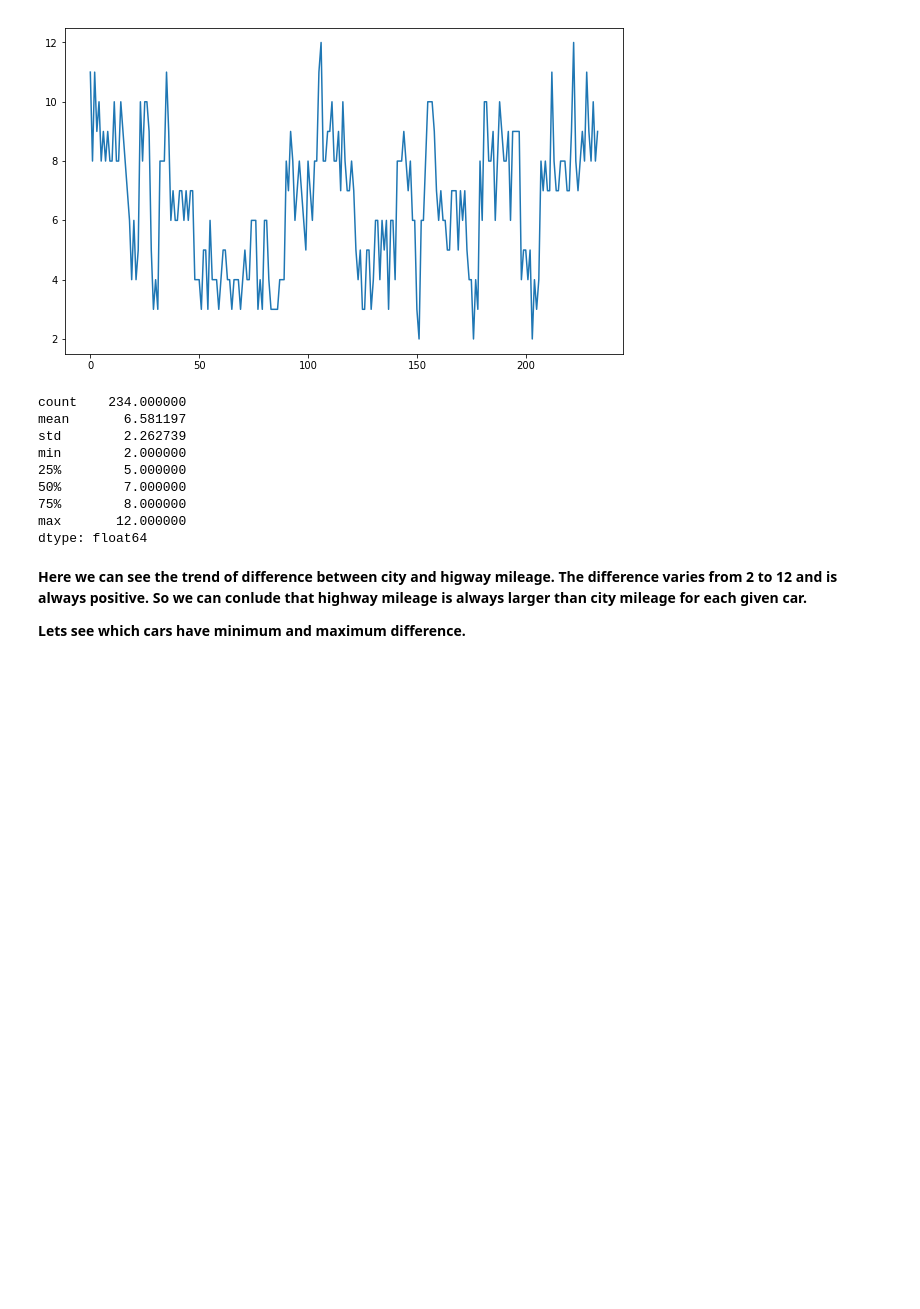
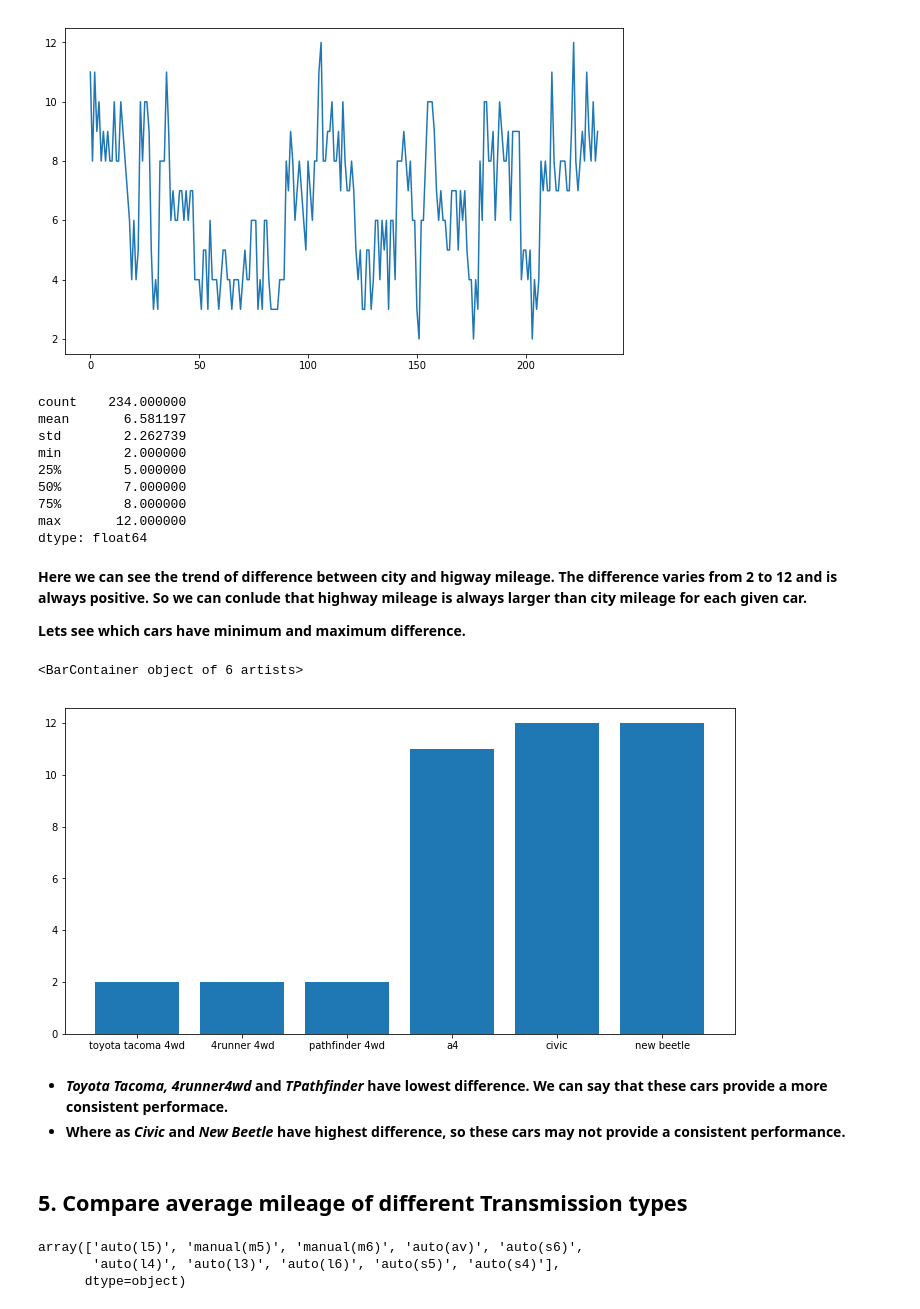
Before and after one commit to anish2197/data-analystics, a Jupyter notebook: Day 2.ipynb, the cells around one changed output. Drawn from its saved outputs; the diff is of its cells as text; code cells hidden in the pictures; blank space fills up the shorter version.

```diff
--- a/Day 2.ipynb
+++ b/Day 2.ipynb
@@ -201,13 +196,41 @@ dtype: float64
 
 **Lets see which cars have minimum and maximum difference.**
 # %%
-dfTemp = pd.DataFrame(columns=["model","city","highway","difference"])
+dfTemp = pd.DataFrame(columns=["model","mileage difference"])
 x = df["model"].unique()
 
 for model in x:
 
-    for i in range(0,234):
+    for i in range(234):
 
         if df["model"].iloc[i] == model:
 
-            difference = df["hwy"] - df["cty"]
+            difference = df["hwy"].iloc[i] - df["cty"].iloc[i]
+            dfTemp = dfTemp.append({"model":df["model"].iloc[i], "mileage difference":difference},ignore_index=True)
+# %%
+dfTemp = dfTemp.sort_values(by="mileage difference", ascending = True)
+lowestDiff = dfTemp[0:3]
+dfTemp = dfTemp.sort_values(by="mileage difference", ascending = False)
+highestDiff = dfTemp[0:3]
+dfDiff = pd.DataFrame(columns=["model","mileage difference"])
+dfDiff = dfDiff.append(lowestDiff)
+dfDiff = dfDiff.append(highestDiff)
+# %%
+dfDiff = dfDiff.sort_values(by="mileage difference")
+plt.figure(figsize=(12,6))
+plt.bar(dfDiff["model"], dfDiff["mileage difference"])
+# %% [output]
+<BarContainer object of 6 artists>
+[figure, added]
+# %% [markdown]
+* ***Toyota Tacoma, 4runner4wd* and *TPathfinder* have lowest difference. We can say that these cars provide a more consistent performace.**
+* **Where as *Civic* and *New Beetle* have highest difference, so these cars may not provide a consistent performance.**
+# %% [markdown]
+## 5. Compare average mileage of different Transmission types
+# %%
+trans = df["trans"].unique()
+trans
+# %% [output]
+array(['auto(l5)', 'manual(m5)', 'manual(m6)', 'auto(av)', 'auto(s6)',
+       'auto(l4)', 'auto(l3)', 'auto(l6)', 'auto(s5)', 'auto(s4)'],
+      dtype=object)
```
Also changed, not shown: parts of 4 cells of this notebook.
